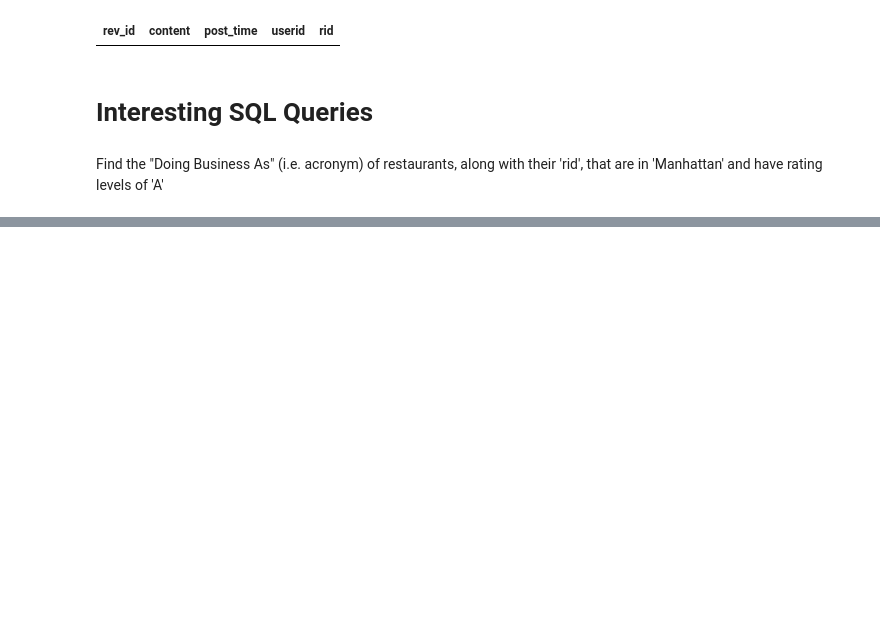
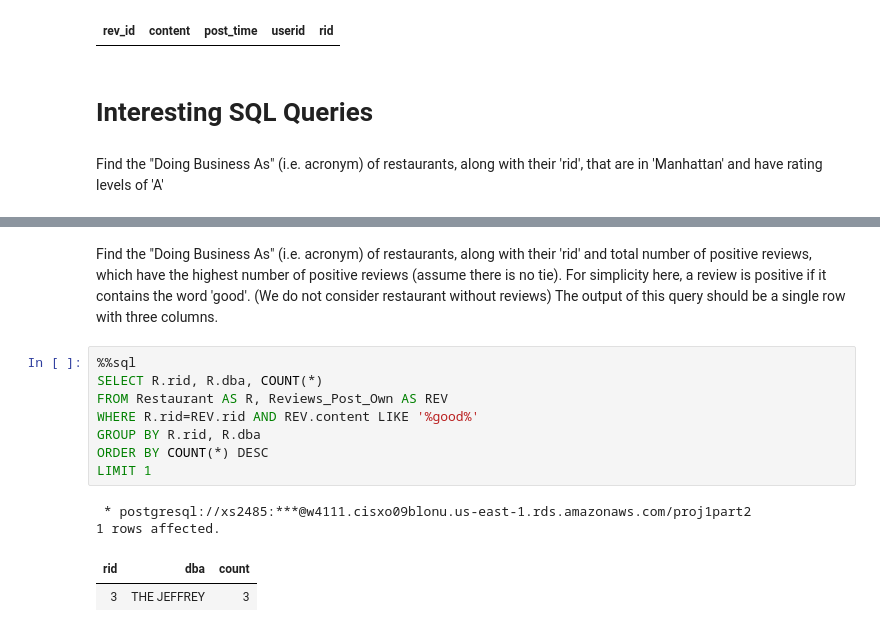
Before and after one commit to Xiaoyang-Song/NYC-Restaurant-Inspection-Database, a Jupyter notebook: 4111p1.ipynb, the cells around one changed output, grey strips where cells are left out. Drawn from its saved outputs; the diff is of its cells as text; blank space fills up the shorter version.

```diff
--- a/4111p1.ipynb
+++ b/4111p1.ipynb
@@ -826,0 +856,15 @@ WHERE L.district='Manhattan'
+# %% [markdown]
+Find the "Doing Business As" (i.e. acronym) of restaurants, along with their 'rid' and total number of positive reviews, which have the highest number of positive reviews (assume there is no tie). For simplicity here, a review is positive if it contains the word 'good'. (We do not consider restaurant without reviews) The output of this query should be a single row with three columns.
+# %%
+%%sql
+SELECT R.rid, R.dba, COUNT(*)
+FROM Restaurant AS R, Reviews_Post_Own AS REV
+WHERE R.rid=REV.rid AND REV.content LIKE '%good%'
+GROUP BY R.rid, R.dba
+ORDER BY COUNT(*) DESC
+LIMIT 1
+# %% [output]
+ * postgresql://xs2485:***@w4111.cisxo09blonu.us-east-1.rds.amazonaws.com/proj1part2
+1 rows affected.
+| rid | dba | count |
+| 3 | THE JEFFREY | 3 |
```
Also changed, not shown: parts of 6 cells of this notebook.
